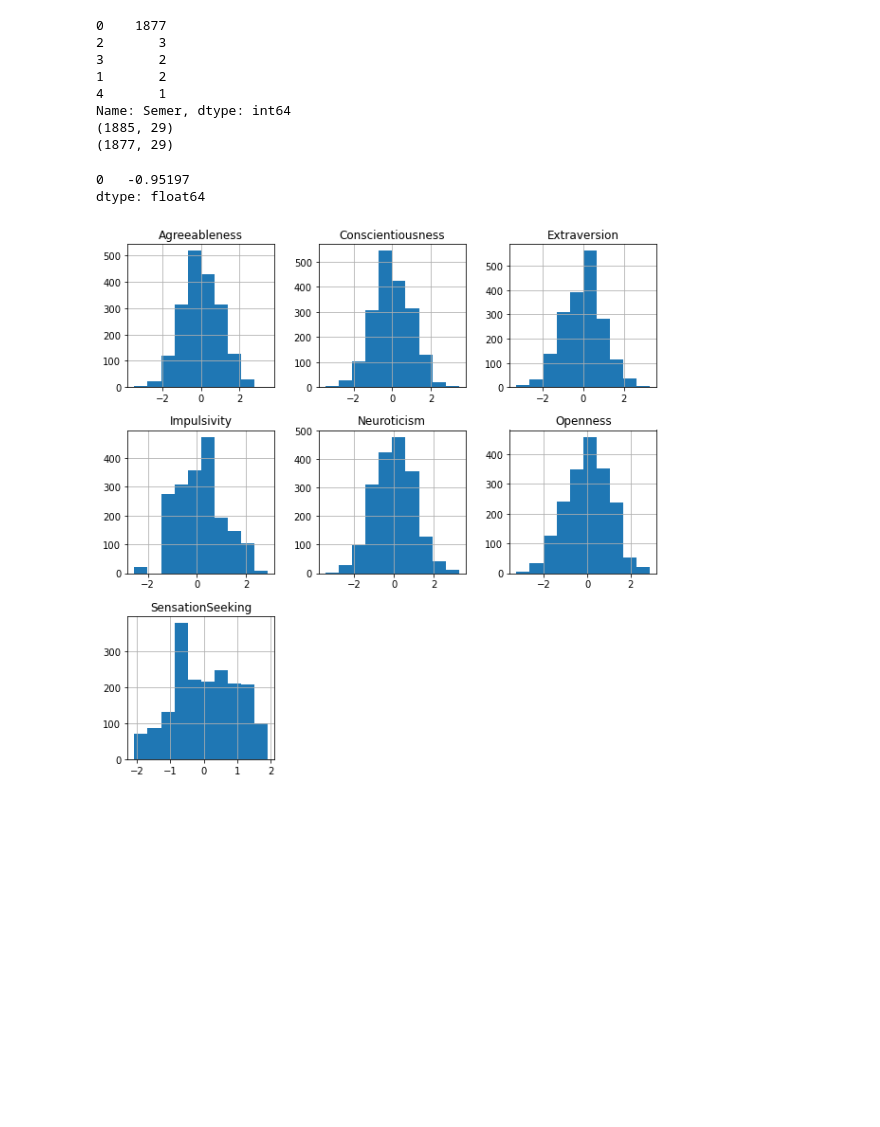
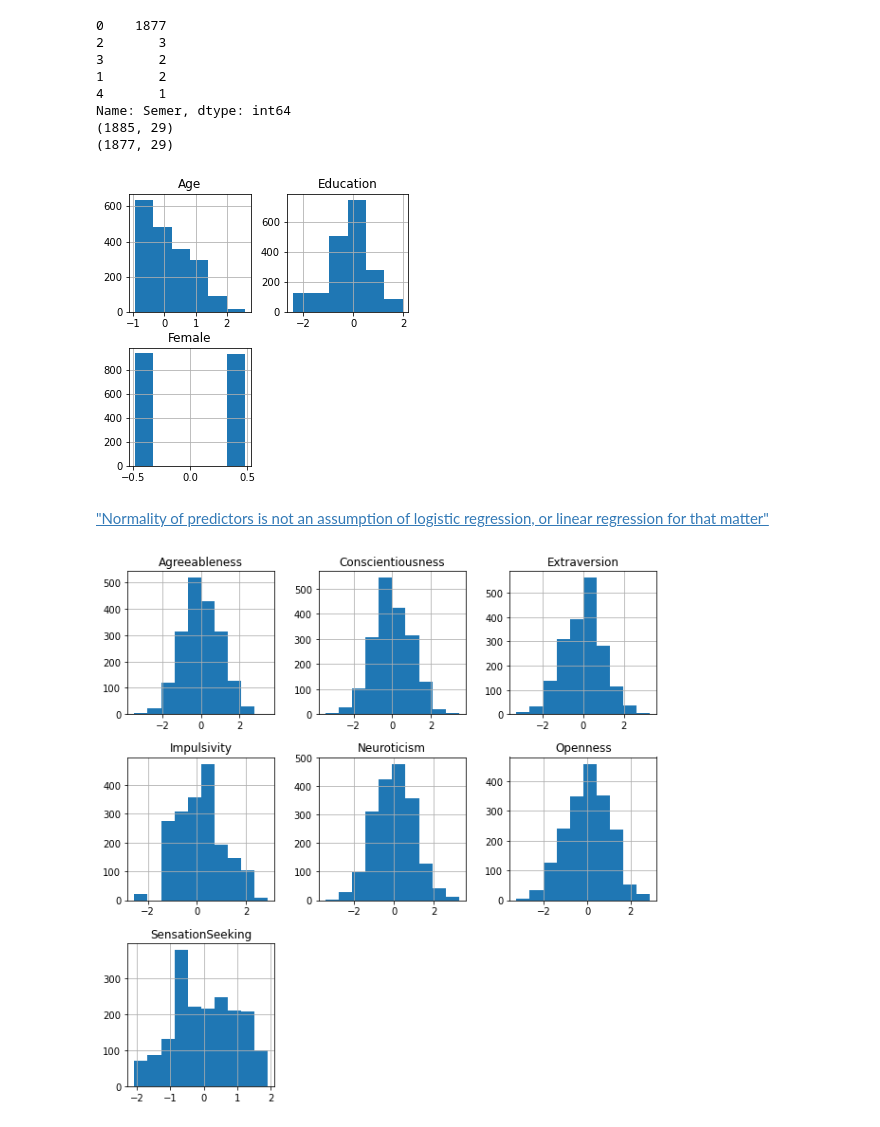
Before and after one commit to aarondzt/What-Are-The-Clusters-Of-Drug-Users, a Jupyter notebook: Drugs.ipynb, the cells around one changed output. Saved outputs shown, nothing was run; the diff lists cells and outputs as text; code cells hidden in the pictures; blank space fills up the shorter version.

```diff
--- a/Drugs.ipynb
+++ b/Drugs.ipynb
@@ -78,9 +68,14 @@ drug_columns = ['Alcohol', 'Amphetamines', 'AmylNitrite', 'Benzodiazepines', 'Ca
 # Convert drug use to binary (1 = used, 0 = never used)
 for column in drug_columns:
     data[column].values[data[column].values > 0] = 1
-# %%
-data['Age'].mode()
-# %% [output]
-0   -0.95197
-dtype: float64
+# %%
+# Plot demographic histograms
+import matplotlib.pyplot as plt
+histograms = data[['Age', 'Female', 'Education']].hist(bins = 6, figsize = (5, 5))
+plt.savefig('Images/personality_histograms.png')
+# %% [output]
+[figure, added]
+# %% [markdown]
+["Normality of predictors is not an assumption of logistic regression, or linear regression for that matter"](
+https://stats.stackexchange.com/questions/72400/whether-to-transform-non-normal-independent-variables-in-logistic-regression)
 # %%
```
Also changed, not shown: parts of 36 cells of this notebook, 5 other files.
